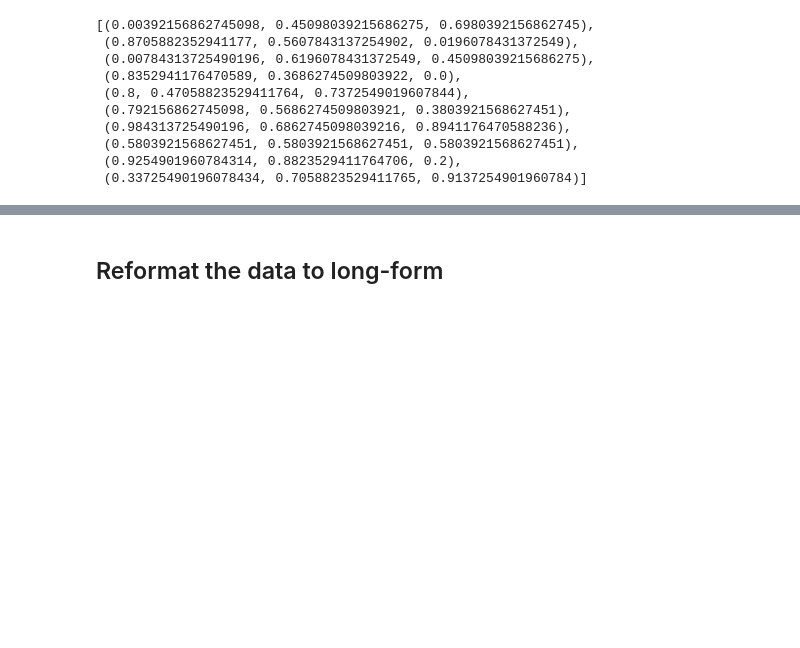
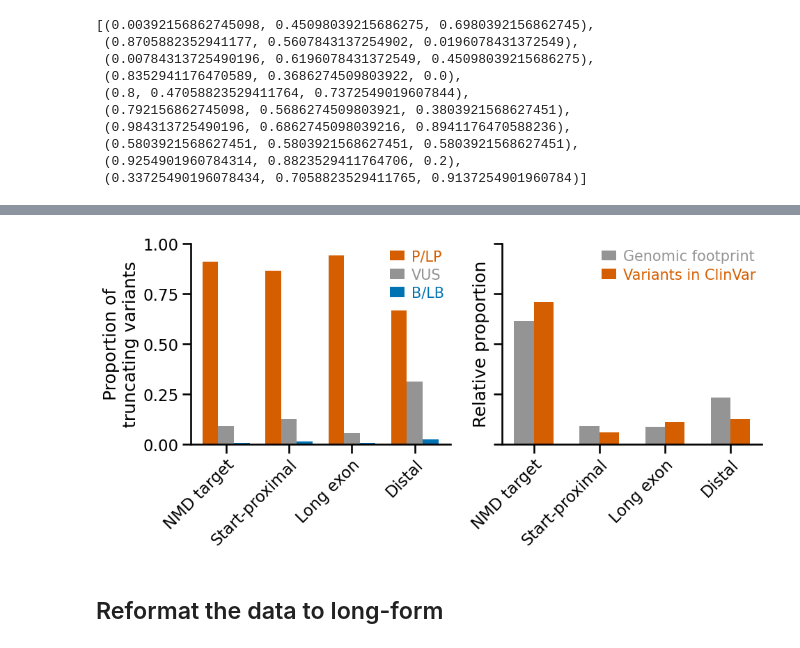
Before and after one commit to alexblakes/regional_nonsense_constraint, a Jupyter notebook: scripts_plots/clinvar_plots.ipynb, the cells around one changed output, grey strips where cells are left out. Drawn from its saved outputs; the diff is of its cells as text; code cells hidden in the pictures; blank space fills up the shorter version.

Commit message:
ClinVar variant plots

```diff
--- a/scripts_plots/clinvar_plots.ipynb
+++ b/scripts_plots/clinvar_plots.ipynb
@@ -28,3 +18,18 @@ df1["variant_region"] = pd.Categorical(
+# %%
+# Data
+region_order = ["nmd", "start_proximal", "long_exon", "distal"]
+region_labels = ["NMD target", "Start-proximal", "Long exon", "Distal"]
+
+## Data for Axes 1
+data = df.groupby("variant_region")["acmg"].value_counts(normalize=True)
+
+p = data.xs("P/LP", level="acmg")[region_order]
+v = data.xs("VUS", level="acmg")[region_order]
+b = data.xs("B/LB", level="acmg")[region_order]
+
+## Data for Axes 2
+exp = [0.613, 0.088, 0.087, 0.232]  # Genomic footprint of NMD regions
+obs = df["variant_region"].value_counts(normalize=True)[region_order]
 # %%
 # Choose the colorblind palette
 sns.color_palette("colorblind")
@@ -39,7 +44,3 @@ sns.color_palette("colorblind")
  (0.5803921568627451, 0.5803921568627451, 0.5803921568627451),
  (0.9254901960784314, 0.8823529411764706, 0.2),
  (0.33725490196078434, 0.7058823529411765, 0.9137254901960784)]
-# %%
-# Pathogenic = red, VUS = grey, benign = blue
-sns.set_palette([sns.color_palette("colorblind").as_hex()[i] for i in [3, -3, 0]])
-sns.set_context("talk")
@@ -127,3 +47,74 @@ ax.legend(
+# %%
+# Figure and colour scheme
+fig, (ax1, ax2) = plt.subplots(1, 2, figsize=(10, 5), layout="tight", sharey=True)
+col = sns.color_palette("colorblind").as_hex()
+
+# Axes 1
+ticks = np.arange(len(p))
+width = 0.25
+
+ax1.bar(x = ticks, height=p, width=width, color=col[3], label="P/LP")
+ax1.bar(x = ticks + width, height=v, width=width, color=col[-3], label="VUS")
+ax1.bar(x = ticks + 2*width, height=b, width=width, color=col[0], label="B/LB")
+
+ax1.set_xlabel(None)
+ax1.set_ylabel("Proportion of\ntruncating variants")
+ax1.set_xticks(
+    ticks=(ticks + width),
+    labels=["NMD target", "Start-proximal", "Long exon", "Distal"],
+    rotation=45,
+    ha="right",
+    rotation_mode="anchor",
+)
+ax1.set_yticks(ticks=[0, 0.25, 0.5, 0.75, 1])
+ax1.set_ylim(0,1)
+ax1.spines[["top", "right"]].set_visible(False)
+ax1.legend(
+    title=None,
+    frameon=False,
+    fontsize="small",
+    labelspacing=0.3,
+    columnspacing=1,
+    handlelength=1,
+    handletextpad=0.5,
+    borderaxespad=0,
+    labelcolor="linecolor",
+)
+
+# Axes 2
+ticks = np.arange(len(exp))
+width = 0.3
+
+ax2.bar(x=ticks, height=exp, width=width, color=col[7], label="Genomic footprint")
+ax2.bar(
+    x=ticks + width, height=obs, width=width, color=col[3], label="Variants in ClinVar"
+)
+
+ax2.set_xticks(
+    ticks=(ticks + width / 2),
+    labels=region_labels,
+    rotation=45,
+    ha="right",
+    rotation_mode="anchor",
+)
+ax2.set_ylabel("Relative proportion")
+
+ax2.spines[["top", "right"]].set_visible(False)
+
+ax2.legend(
+    frameon=False,
+    labelcolor="linecolor",
+    fontsize="small",
+    labelspacing=0.3,
+    columnspacing=1,
+    handlelength=1,
+    handletextpad=0.5,
+    borderaxespad=0,
+)
+
+plt.savefig("../plots/clinvar_variants_by_region.svg", format="svg")
+# %% [output]
+[figure, added]
 # %% [markdown]
 ## Reformat the data to long-form
 # %%
```
Also changed, not shown: parts of 4 cells of this notebook.
